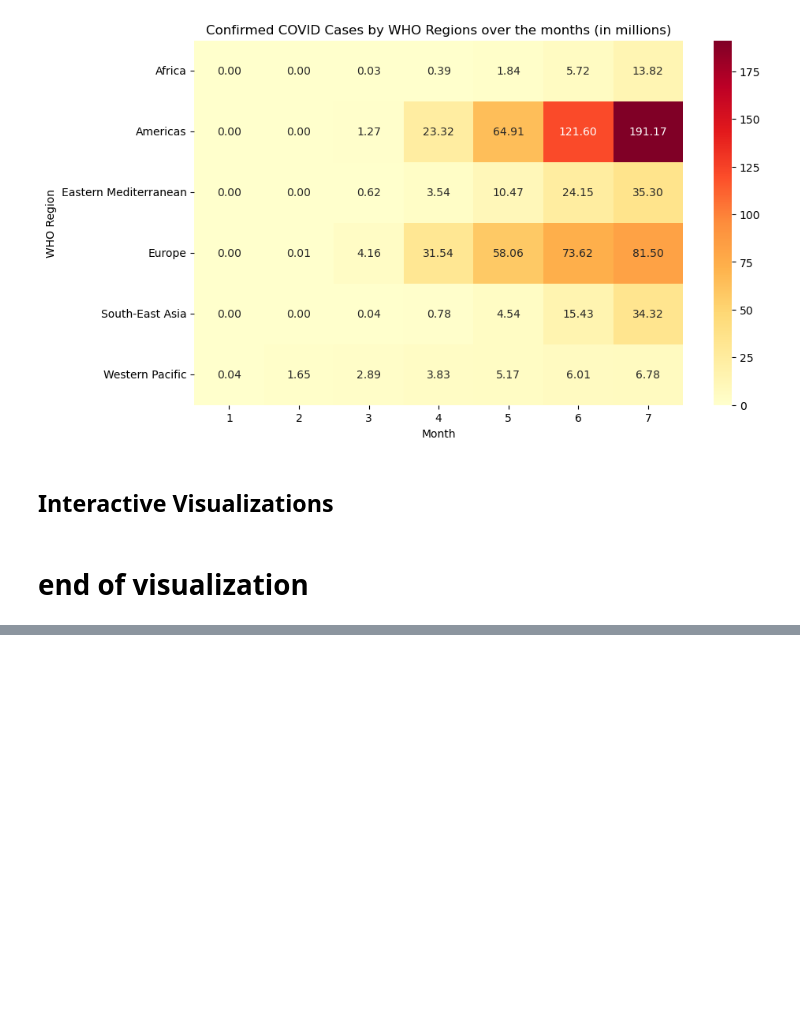
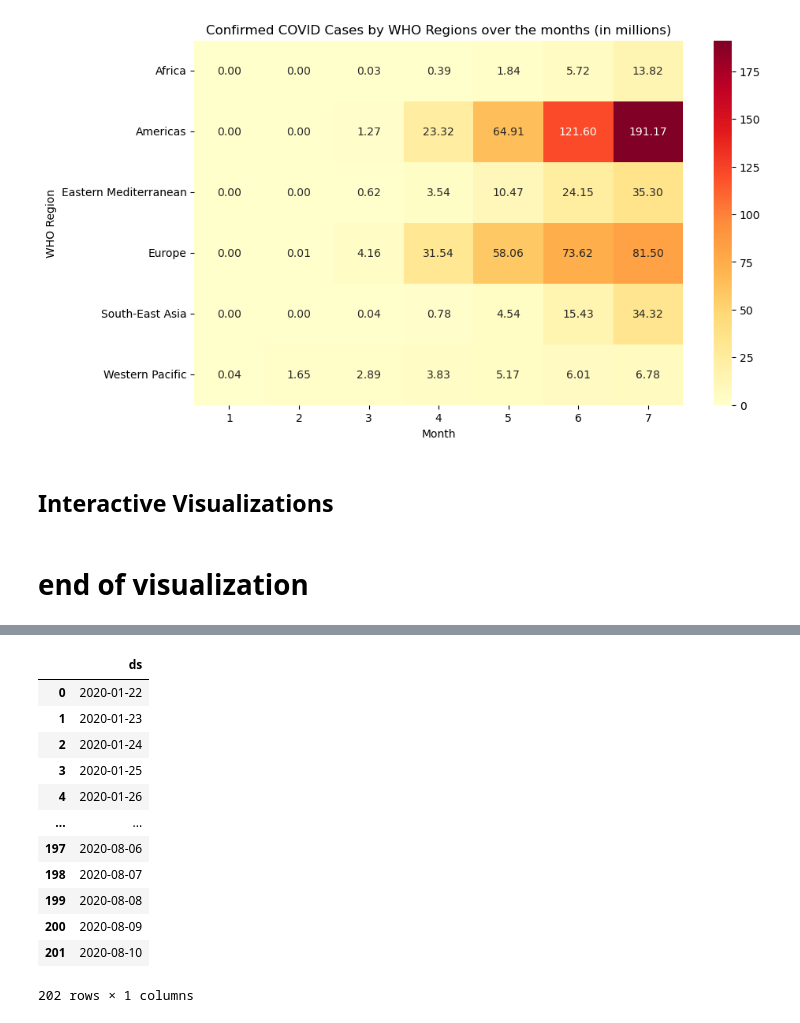
Before and after one commit to RehanShaikh-ai/covid-19-analysis-and-forecasting, a Jupyter notebook: covid_analysis.ipynb, the cells around one changed output, grey strips where cells are left out. Saved outputs shown, nothing was run; the diff lists cells and outputs as text; code cells hidden in the pictures; blank space fills up the shorter version.

```diff
--- a/covid_analysis.ipynb
+++ b/covid_analysis.ipynb
@@ -252,0 +267,16 @@ plt.show()
+# %%
+future
+# %% [output]
+|  | ds |
+| 0 | 2020-01-22 |
+| 1 | 2020-01-23 |
+| 2 | 2020-01-24 |
+| 3 | 2020-01-25 |
+| 4 | 2020-01-26 |
+| ... | ... |
+| 197 | 2020-08-06 |
+| 198 | 2020-08-07 |
+| 199 | 2020-08-08 |
+| 200 | 2020-08-09 |
+| 201 | 2020-08-10 |
+202 rows × 1 columns
```
Also changed, not shown: parts of 5 cells of this notebook.
